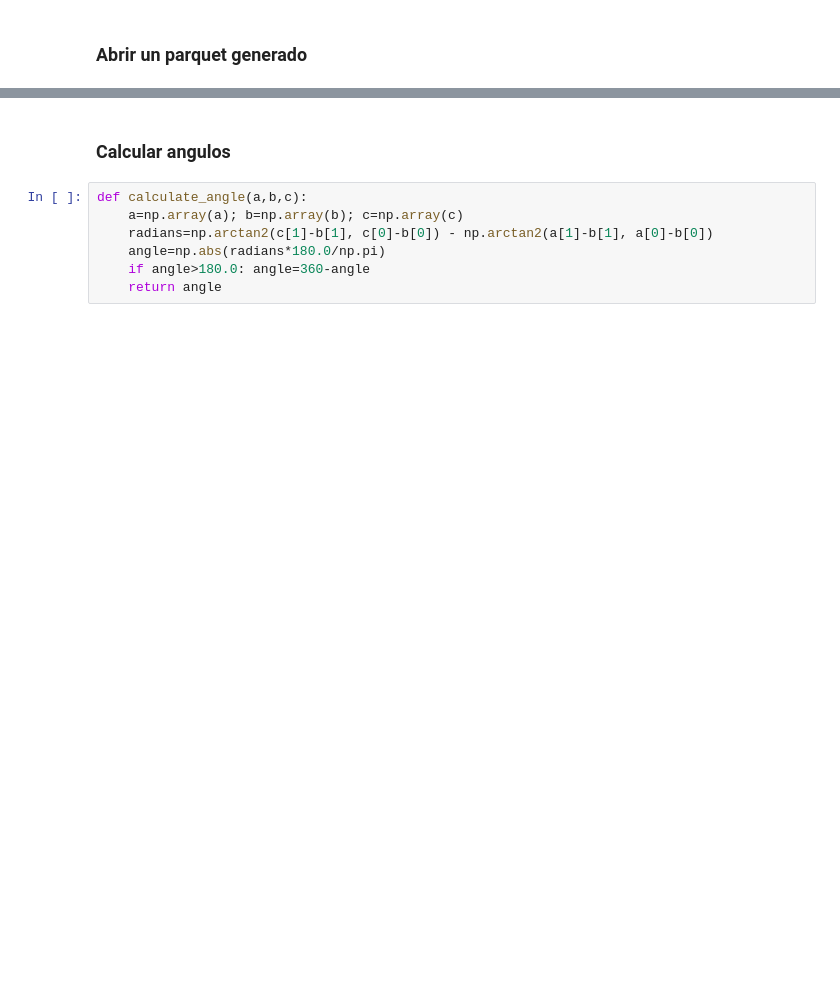
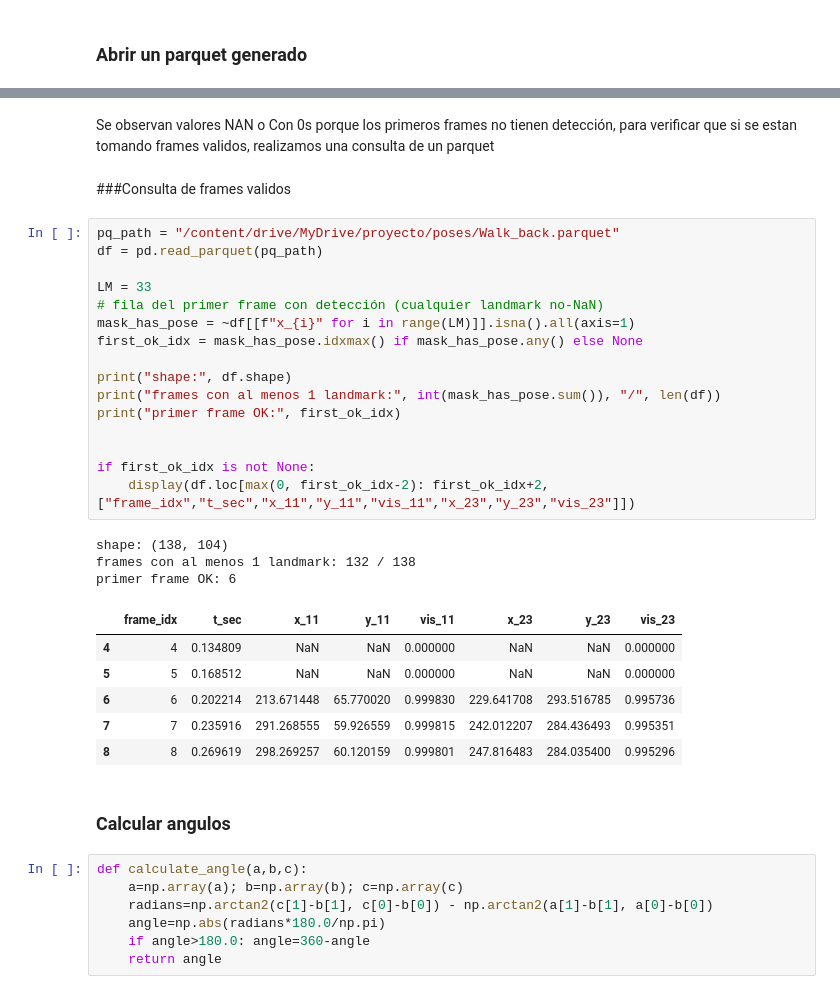
Before and after one commit to ItsJuanda17/Proyecto-Final-APOIII, a Jupyter notebook: Entrega 1/data-scripts/poses-module-EDA.ipynb, the cells around one changed output, grey strips where cells are left out. Cells and saved outputs as stored; diff of their text form; blank space fills up the shorter version.

```diff
--- a/Entrega 1/data-scripts/poses-module-EDA.ipynb
+++ b/Entrega 1/data-scripts/poses-module-EDA.ipynb
@@ -191,3 +342,33 @@ if generated_parquets:
+# %% [markdown]
+Se observan valores NAN o Con 0s porque los primeros frames no tienen detección, para verificar que si se estan tomando frames validos, realizamos una consulta de un parquet
+# %% [markdown]
+###Consulta de frames validos
+# %%
+pq_path = "/content/drive/MyDrive/proyecto/poses/Walk_back.parquet"
+df = pd.read_parquet(pq_path)
+
+LM = 33
+# fila del primer frame con detección (cualquier landmark no-NaN)
+mask_has_pose = ~df[[f"x_{i}" for i in range(LM)]].isna().all(axis=1)
+first_ok_idx = mask_has_pose.idxmax() if mask_has_pose.any() else None
+
+print("shape:", df.shape)
+print("frames con al menos 1 landmark:", int(mask_has_pose.sum()), "/", len(df))
+print("primer frame OK:", first_ok_idx)
+
+
+if first_ok_idx is not None:
+    display(df.loc[max(0, first_ok_idx-2): first_ok_idx+2, ["frame_idx","t_sec","x_11","y_11","vis_11","x_23","y_23","vis_23"]])
+# %% [output]
+shape: (138, 104)
+frames con al menos 1 landmark: 132 / 138
+primer frame OK: 6
+|  | frame_idx | t_sec | x_11 | y_11 | vis_11 | x_23 | y_23 | vis_23 |
+| 4 | 4 | 0.134809 | NaN | NaN | 0.000000 | NaN | NaN | 0.000000 |
+| 5 | 5 | 0.168512 | NaN | NaN | 0.000000 | NaN | NaN | 0.000000 |
+| 6 | 6 | 0.202214 | 213.671448 | 65.770020 | 0.999830 | 229.641708 | 293.516785 | 0.995736 |
+| 7 | 7 | 0.235916 | 291.268555 | 59.926559 | 0.999815 | 242.012207 | 284.436493 | 0.995351 |
+| 8 | 8 | 0.269619 | 298.269257 | 60.120159 | 0.999801 | 247.816483 | 284.035400 | 0.995296 |
 # %% [markdown]
 ### Calcular angulos
 # %%
```
Also changed, not shown: parts of 9 cells of this notebook.
